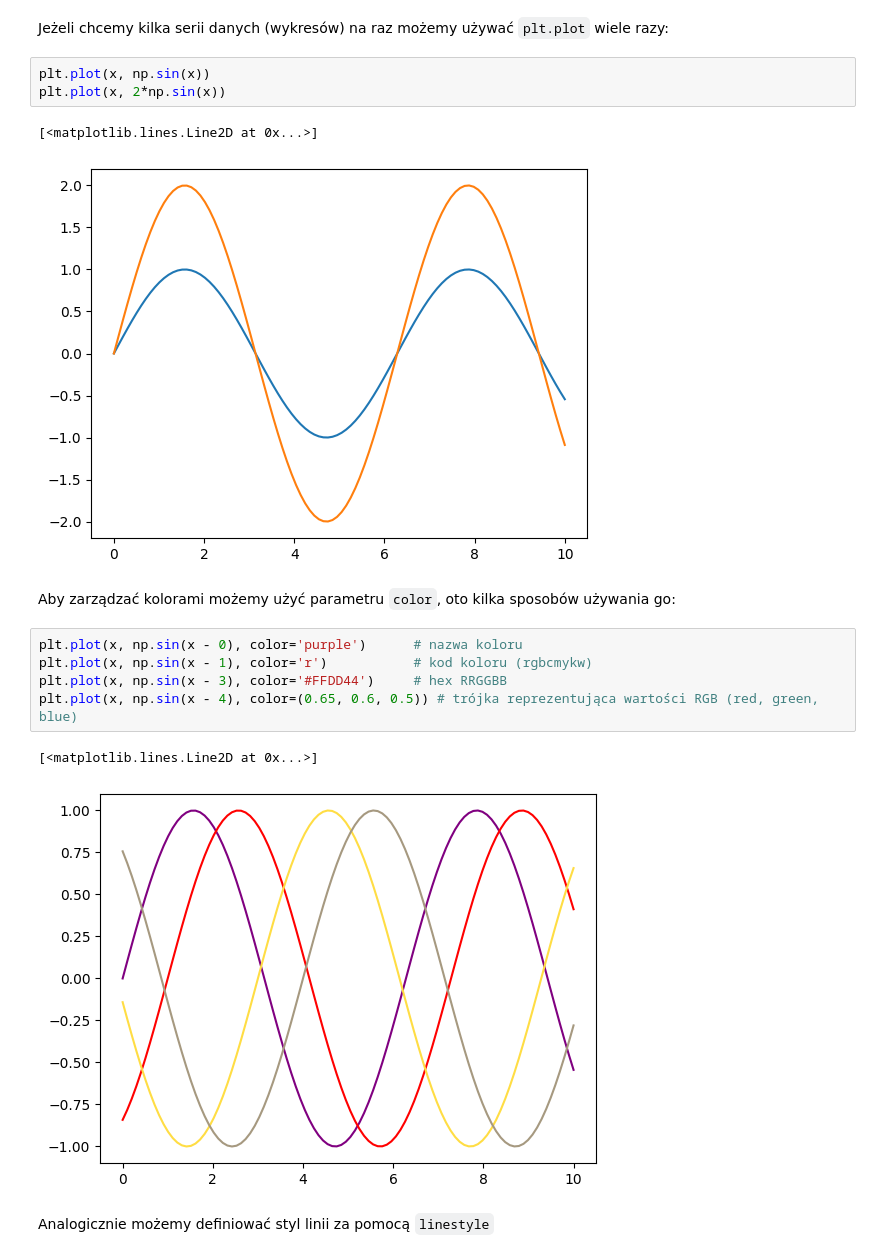
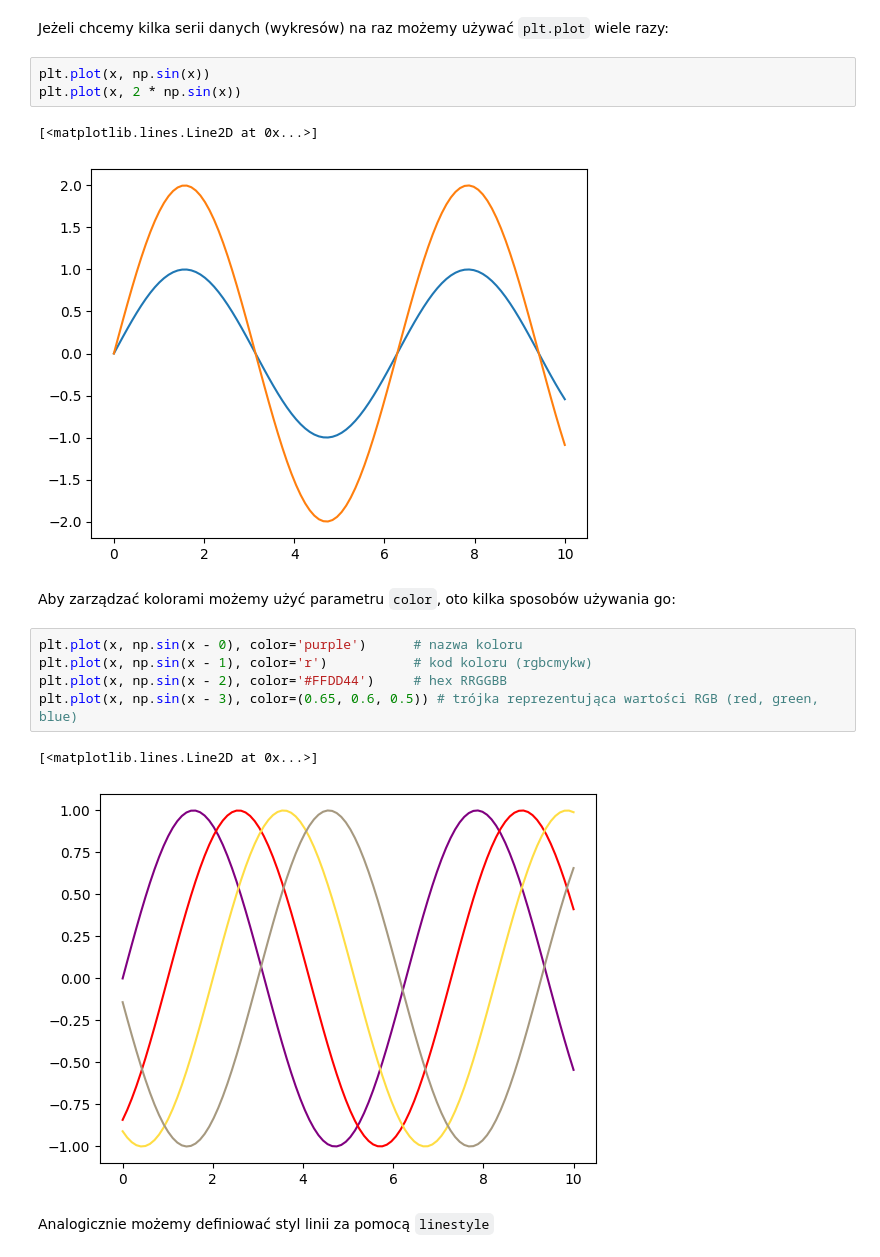
Before and after one commit to Szymon-Budziak/CodeBrainers, a Jupyter notebook: Data_science/Matplotlib.ipynb, the cells around one changed output. Drawn from its saved outputs; the diff is of its cells as text.

```diff
--- a/Data_science/Matplotlib.ipynb
+++ b/Data_science/Matplotlib.ipynb
@@ -99,7 +104,7 @@ ax[1].plot(x, np.cos(x));
 Jeżeli chcemy kilka serii danych (wykresów) na raz możemy używać `plt.plot` wiele razy:
 # %%
 plt.plot(x, np.sin(x))
-plt.plot(x, 2*np.sin(x))
+plt.plot(x, 2 * np.sin(x))
 # %% [output]
 [<matplotlib.lines.Line2D at 0x...>]
 [figure]
@@ -108,11 +113,11 @@ Aby zarządzać kolorami możemy użyć parametru `color`, oto kilka sposobów u
 # %%
 plt.plot(x, np.sin(x - 0), color='purple')      # nazwa koloru
 plt.plot(x, np.sin(x - 1), color='r')           # kod koloru (rgbcmykw)
-plt.plot(x, np.sin(x - 3), color='#FFDD44')     # hex RRGGBB
-plt.plot(x, np.sin(x - 4), color=(0.65, 0.6, 0.5)) # trójka reprezentująca wartości RGB (red, green, blue)
+plt.plot(x, np.sin(x - 2), color='#FFDD44')     # hex RRGGBB
+plt.plot(x, np.sin(x - 3), color=(0.65, 0.6, 0.5)) # trójka reprezentująca wartości RGB (red, green, blue)
 # %% [output]
 [<matplotlib.lines.Line2D at 0x...>]
-[figure, old version]
+[figure, new version]
 # %% [markdown]
 Analogicznie możemy definiować styl linii za pomocą `linestyle`
 # %%
```
Also changed, not shown: parts of 22 cells of this notebook, 1 other file.
